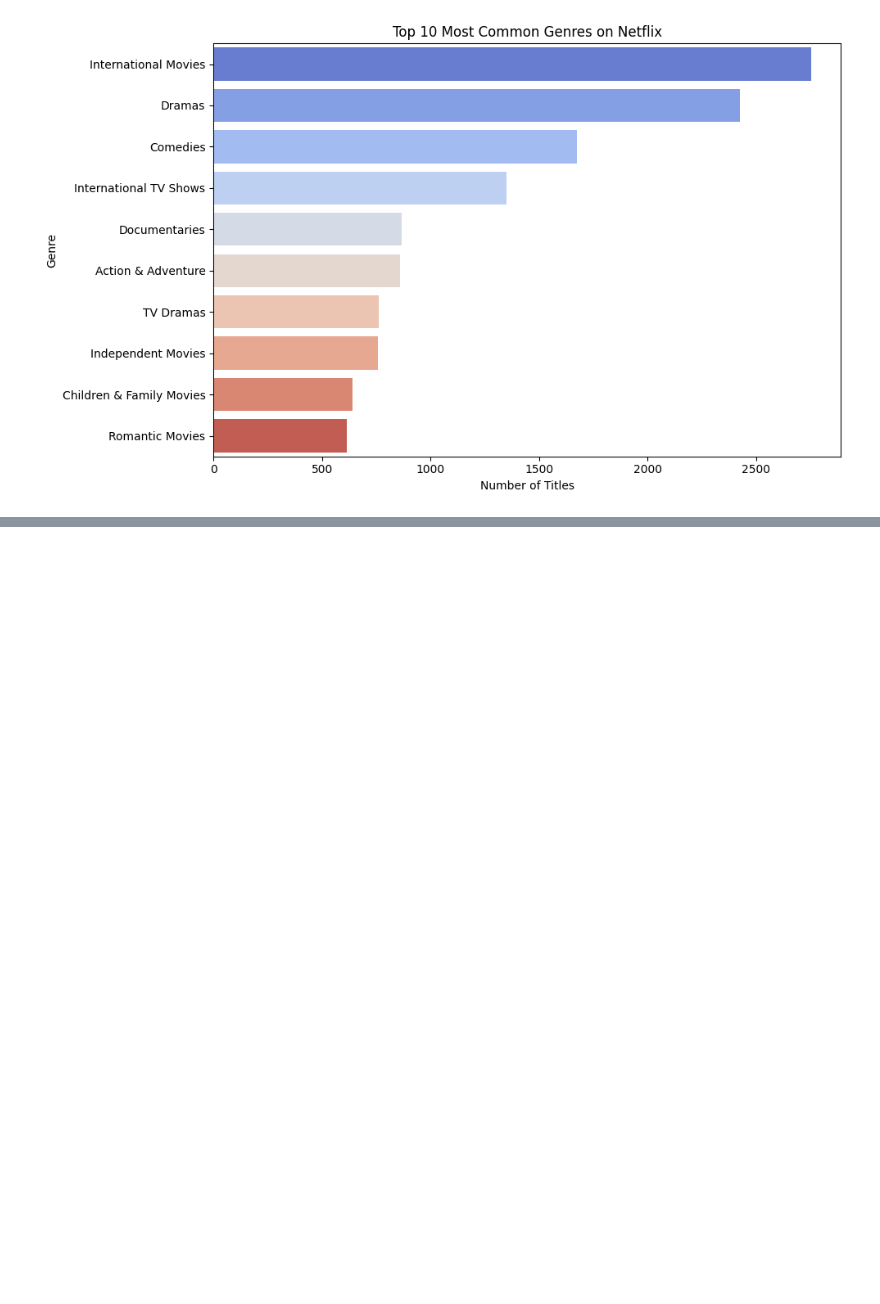
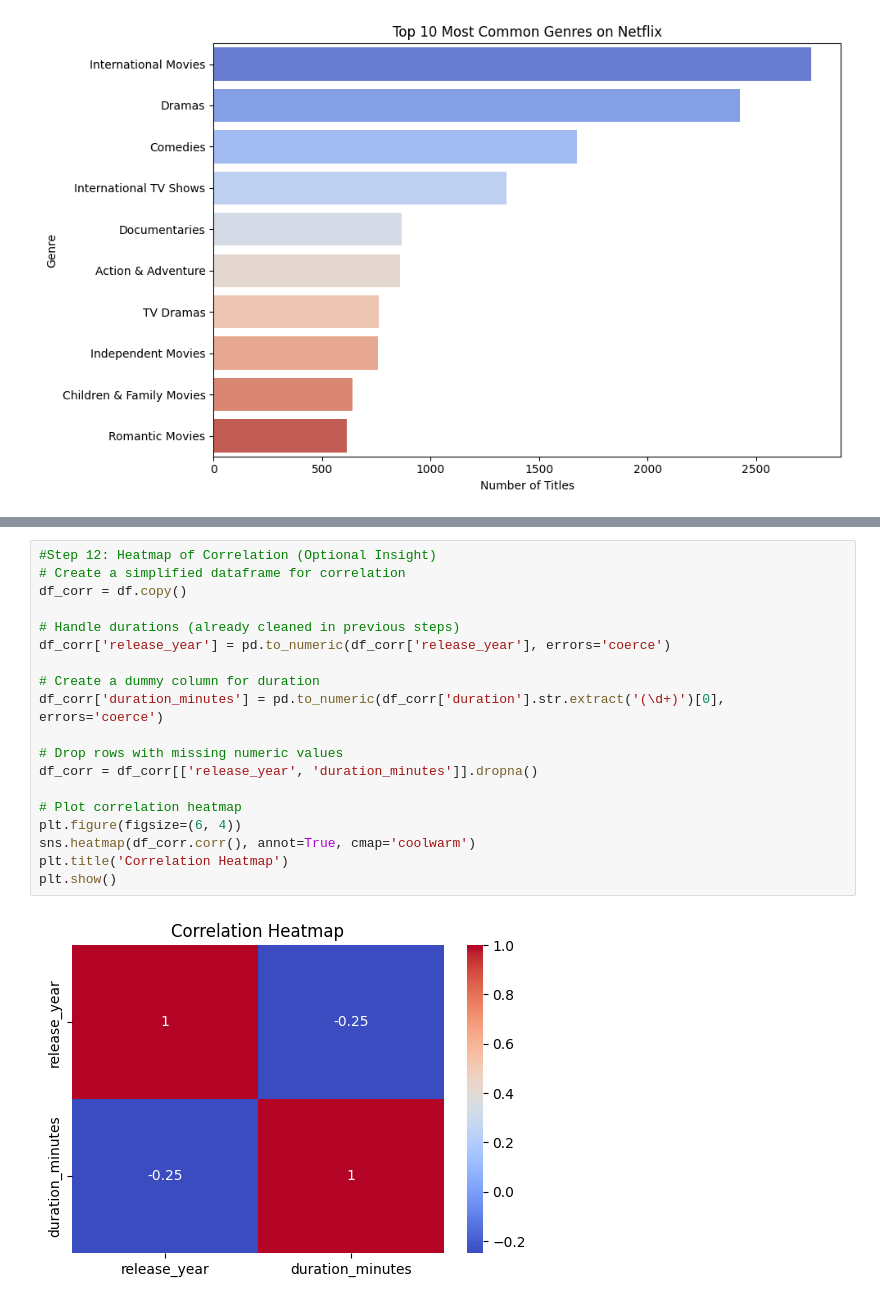
Before and after one commit to lalit1511/EDA_Projects, a Jupyter notebook: Netflix_Movies_and_TV_Shows.ipynb, the cells around one changed output, grey strips where cells are left out. Drawn from its saved outputs; the diff is of its cells as text; blank space fills up the shorter version.

```diff
--- a/Netflix_Movies_and_TV_Shows.ipynb
+++ b/Netflix_Movies_and_TV_Shows.ipynb
@@ -166,0 +324,21 @@ Passing `palette` without assigning `hue` is deprecated and will be removed in v
+# %%
+#Step 12: Heatmap of Correlation (Optional Insight)
+# Create a simplified dataframe for correlation
+df_corr = df.copy()
+
+# Handle durations (already cleaned in previous steps)
+df_corr['release_year'] = pd.to_numeric(df_corr['release_year'], errors='coerce')
+
+# Create a dummy column for duration
+df_corr['duration_minutes'] = pd.to_numeric(df_corr['duration'].str.extract('(\d+)')[0], errors='coerce')
+
+# Drop rows with missing numeric values
+df_corr = df_corr[['release_year', 'duration_minutes']].dropna()
+
+# Plot correlation heatmap
+plt.figure(figsize=(6, 4))
+sns.heatmap(df_corr.corr(), annot=True, cmap='coolwarm')
+plt.title('Correlation Heatmap')
+plt.show()
+# %% [output]
+[figure, added]
```
Also changed, not shown: parts of 8 cells of this notebook.
